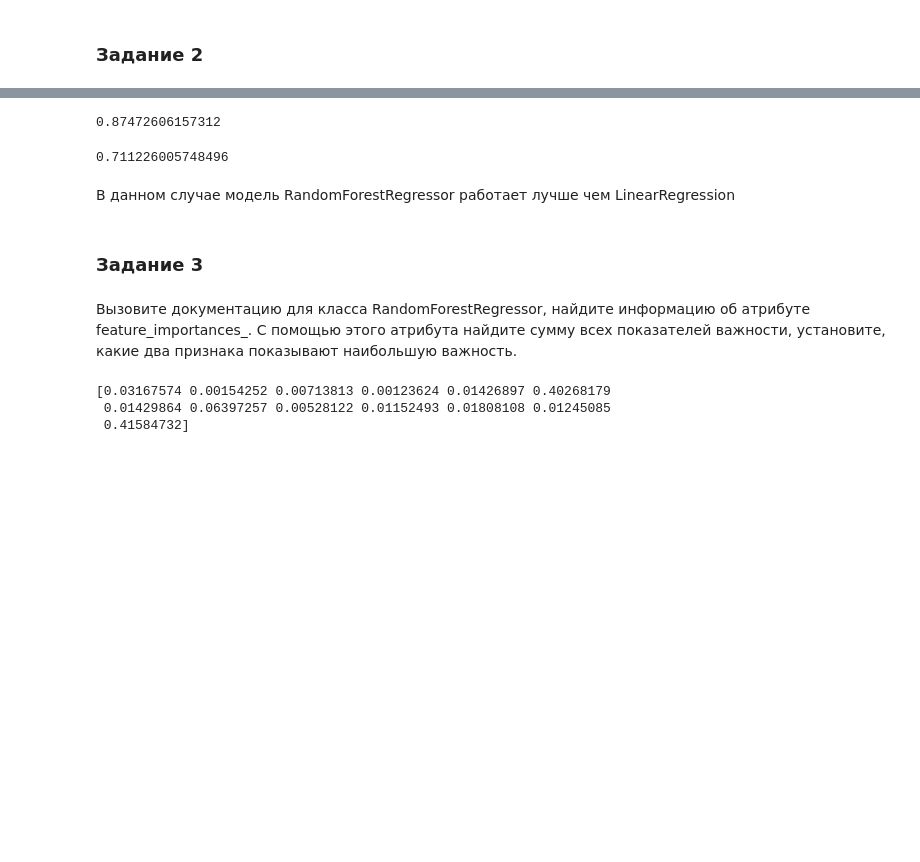
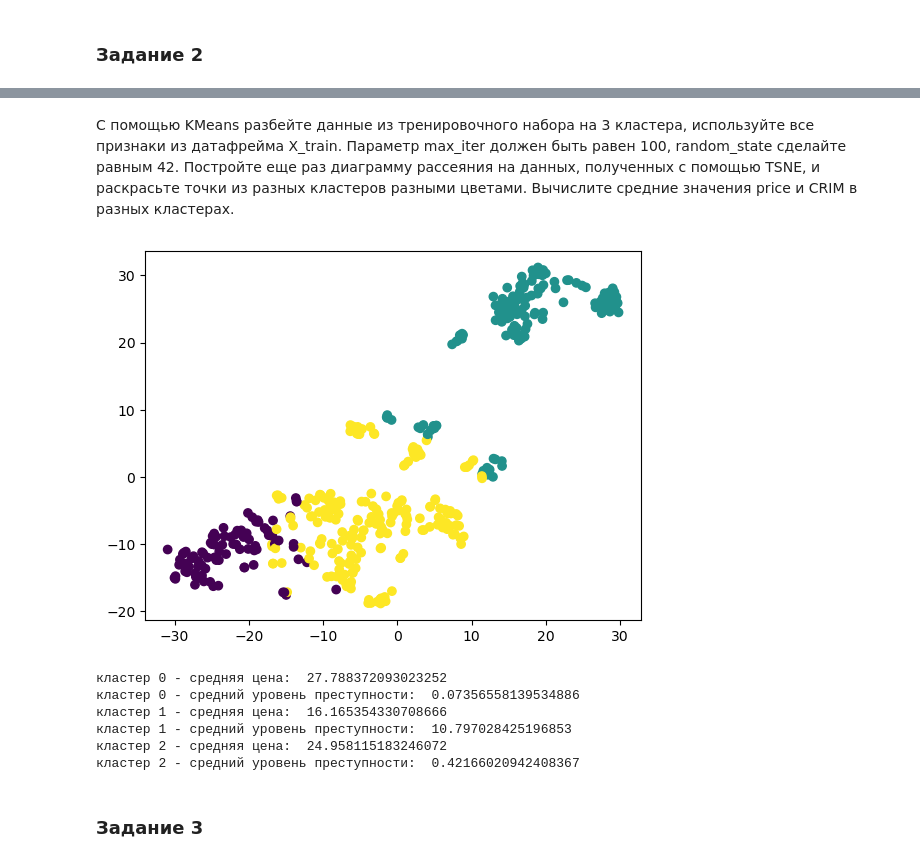
Before and after one commit to NaceXD/Biblioteki, a Jupyter notebook: Dz.ipynb, the cells around one changed output, grey strips where cells are left out. Saved outputs shown, nothing was run; the diff lists cells and outputs as text; code cells hidden in the pictures; blank space fills up the shorter version.

```diff
--- a/Dz.ipynb
+++ b/Dz.ipynb
@@ -199,17 +71,27 @@ r2_1 = r2_score(Y_test, Y_pred)
-# %%
-r2_1
-# %% [output]
-0.87472606157312
-# %%
-r2
-# %% [output]
-0.711226005748496
-# %% [markdown]
-В данном случае модель RandomForestRegressor работает лучше чем LinearRegression
+# %% [markdown]
+С помощью KMeans разбейте данные из тренировочного набора на 3 кластера, используйте все признаки из датафрейма X_train. Параметр max_iter должен быть равен 100, random_state сделайте равным 42. Постройте еще раз диаграмму рассеяния на данных, полученных с помощью TSNE, и раскрасьте точки из разных кластеров разными цветами. Вычислите средние значения price и CRIM в разных кластерах.
+# %%
+from sklearn.cluster import KMeans
+kmeans = KMeans(n_clusters=3, max_iter=100, random_state=42)
+labels_train = kmeans.fit_predict(X_train_scaled)
+# %%
+plt.scatter(X_train_tsne[:, 0], X_train_tsne[:, 1], c=labels_train)
+plt.show()
+# %% [output]
+[figure, added]
+# %%
+print('кластер 0 - средняя цена: ', y_train.loc[labels_train == 0, 'price'].mean())
+print('кластер 0 - средний уровень преступности: ', X_train.loc[labels_train == 0, 'CRIM'].mean())
+print('кластер 1 - средняя цена: ', y_train.loc[labels_train == 1, 'price'].mean())
+print('кластер 1 - средний уровень преступности: ', X_train.loc[labels_train == 1, 'CRIM'].mean())
+print('кластер 2 - средняя цена: ', y_train.loc[labels_train == 2, 'price'].mean())
+print('кластер 2 - средний уровень преступности: ', X_train.loc[labels_train == 2, 'CRIM'].mean())
+# %% [output]
+кластер 0 - средняя цена:  27.788372093023252
+кластер 0 - средний уровень преступности:  0.07356558139534886
+кластер 1 - средняя цена:  16.165354330708666
+кластер 1 - средний уровень преступности:  10.797028425196853
+кластер 2 - средняя цена:  24.958115183246072
+кластер 2 - средний уровень преступности:  0.42166020942408367
 # %% [markdown]
 ### Задание 3
-# %% [markdown]
-Вызовите документацию для класса RandomForestRegressor,
-найдите информацию об атрибуте feature_importances_.
-С помощью этого атрибута найдите сумму всех показателей важности,
-установите, какие два признака показывают наибольшую важность.
@@ -218,6 +97,0 @@ r2
-# %%
-print(model.feature_importances_)
-# %% [output]
-[0.03167574 0.00154252 0.00713813 0.00123624 0.01426897 0.40268179
- 0.01429864 0.06397257 0.00528122 0.01152493 0.01808108 0.01245085
- 0.41584732]
```
Also changed, not shown: parts of 107 cells of this notebook.
